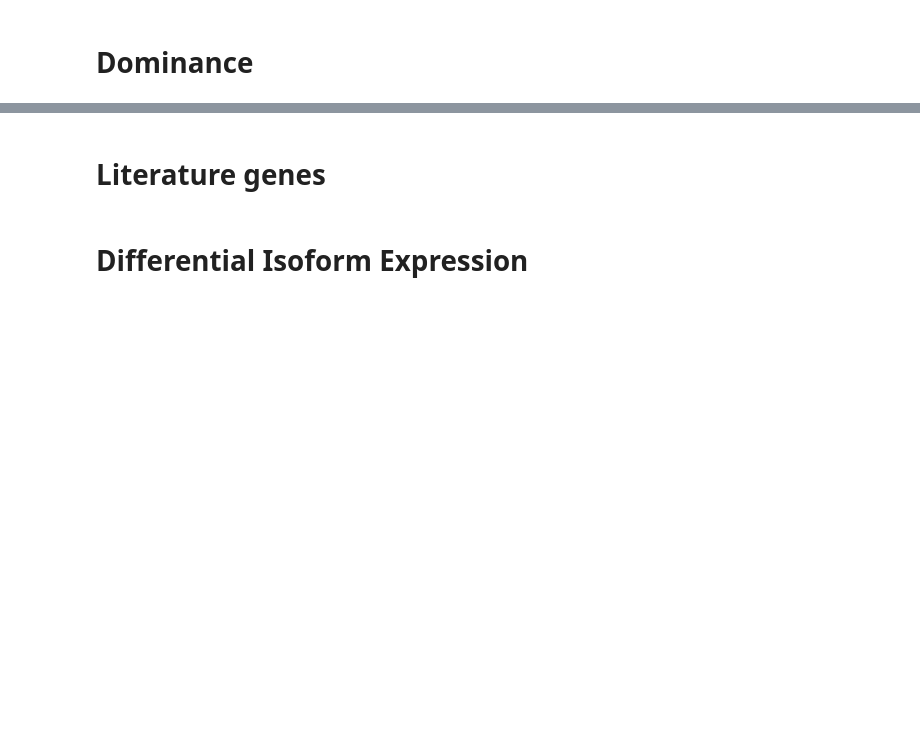
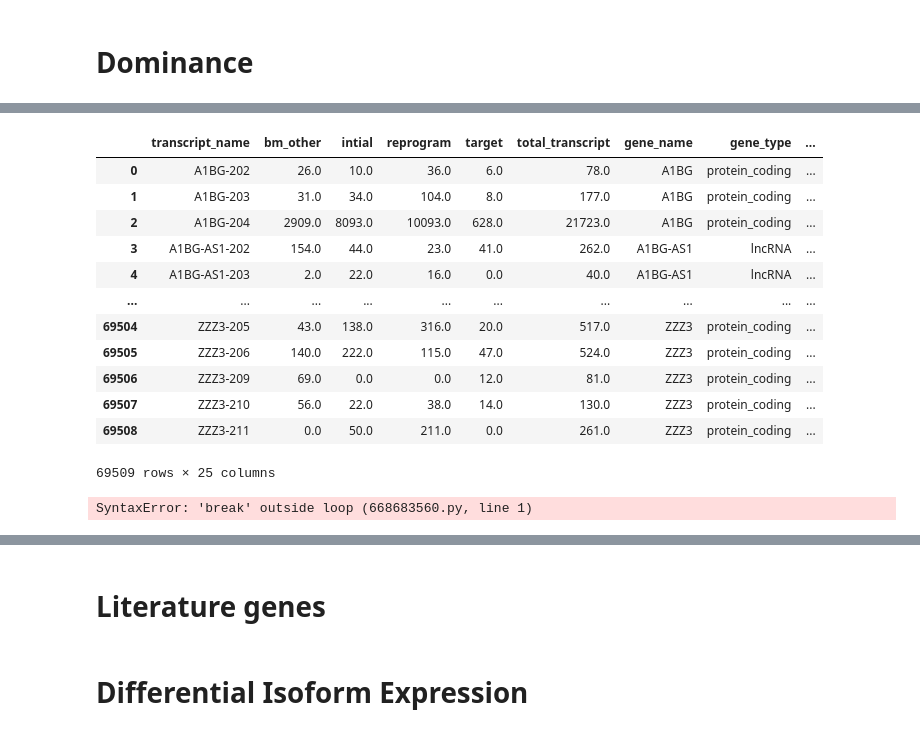
Before and after one commit to CooperStansbury/hematokytos, a Jupyter notebook: notebooks/isoforms/isoform_catalog.ipynb, the cells around one changed output, grey strips where cells are left out. Cells and saved outputs as stored; diff of their text form; code cells hidden in the pictures; blank space fills up the shorter version.

```diff
--- a/notebooks/isoforms/isoform_catalog.ipynb
+++ b/notebooks/isoforms/isoform_catalog.ipynb
@@ -237,0 +364,22 @@ pdf.head()
+# %%
+plot_df = pdf.copy()
+
+plot_df
+# %% [output]
+|  | transcript_name | bm_other | intial | reprogram | target | total_transcript | gene_name | gene_type | ... |
+| 0 | A1BG-202 | 26.0 | 10.0 | 36.0 | 6.0 | 78.0 | A1BG | protein_coding | ... |
+| 1 | A1BG-203 | 31.0 | 34.0 | 104.0 | 8.0 | 177.0 | A1BG | protein_coding | ... |
+| 2 | A1BG-204 | 2909.0 | 8093.0 | 10093.0 | 628.0 | 21723.0 | A1BG | protein_coding | ... |
+| 3 | A1BG-AS1-202 | 154.0 | 44.0 | 23.0 | 41.0 | 262.0 | A1BG-AS1 | lncRNA | ... |
+| 4 | A1BG-AS1-203 | 2.0 | 22.0 | 16.0 | 0.0 | 40.0 | A1BG-AS1 | lncRNA | ... |
+| ... | ... | ... | ... | ... | ... | ... | ... | ... | ... |
+| 69504 | ZZZ3-205 | 43.0 | 138.0 | 316.0 | 20.0 | 517.0 | ZZZ3 | protein_coding | ... |
+| 69505 | ZZZ3-206 | 140.0 | 222.0 | 115.0 | 47.0 | 524.0 | ZZZ3 | protein_coding | ... |
+| 69506 | ZZZ3-209 | 69.0 | 0.0 | 0.0 | 12.0 | 81.0 | ZZZ3 | protein_coding | ... |
+| 69507 | ZZZ3-210 | 56.0 | 22.0 | 38.0 | 14.0 | 130.0 | ZZZ3 | protein_coding | ... |
+| 69508 | ZZZ3-211 | 0.0 | 50.0 | 211.0 | 0.0 | 261.0 | ZZZ3 | protein_coding | ... |
+69509 rows × 25 columns
+# %%
+break
+# %% [output]
+SyntaxError: 'break' outside loop (668683560.py, line 1)
```
Also changed, not shown: parts of 35 cells of this notebook, 2 other files.
